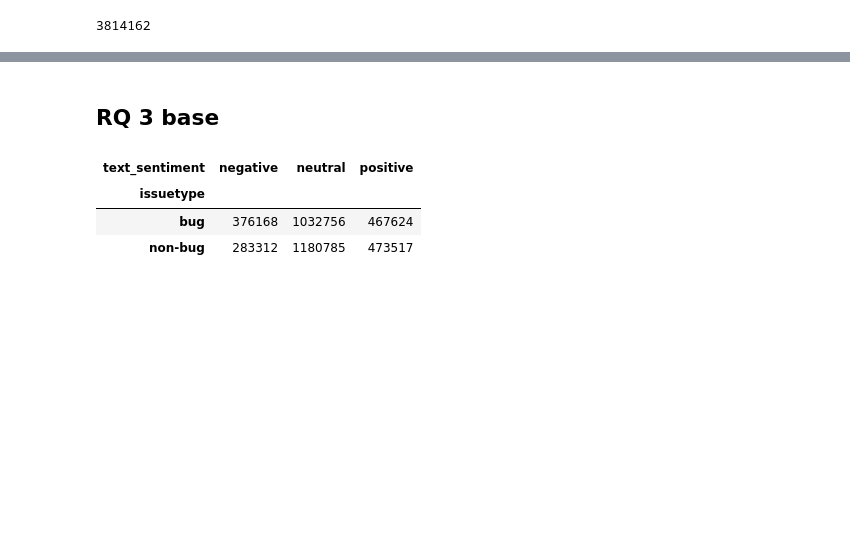
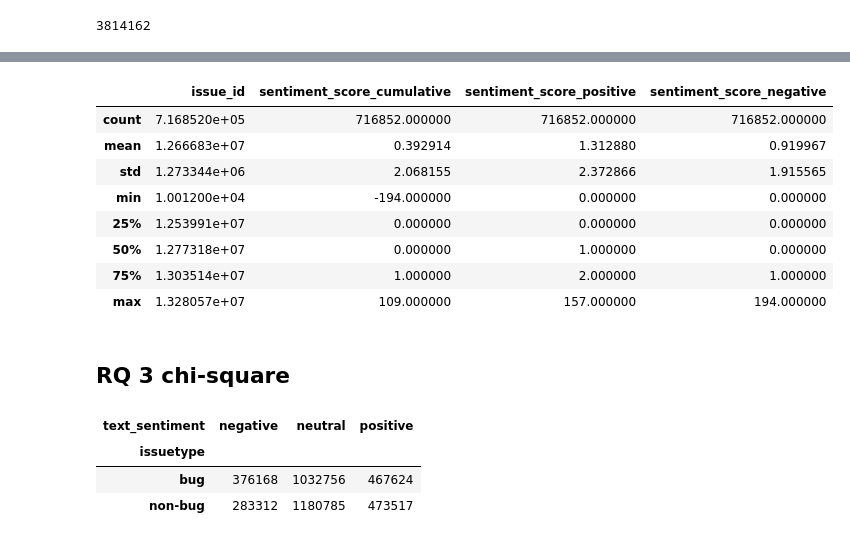
Before and after one commit to raianmr/seBERT, a Jupyter notebook: notebooks/RQs.ipynb, the cells around one changed output, grey strips where cells are left out. Saved outputs shown, nothing was run; the diff lists cells and outputs as text; code cells hidden in the pictures; blank space fills up the shorter version.

```diff
--- a/notebooks/RQs.ipynb
+++ b/notebooks/RQs.ipynb
@@ -58,5 +130,17 @@ rq34.sample(10)
+# %%
+rq34_issues.describe()
+# %% [output]
+|  | issue_id | sentiment_score_cumulative | sentiment_score_positive | sentiment_score_negative |
+| count | 7.168520e+05 | 716852.000000 | 716852.000000 | 716852.000000 |
+| mean | 1.266683e+07 | 0.392914 | 1.312880 | 0.919967 |
+| std | 1.273344e+06 | 2.068155 | 2.372866 | 1.915565 |
+| min | 1.001200e+04 | -194.000000 | 0.000000 | 0.000000 |
+| 25% | 1.253991e+07 | 0.000000 | 0.000000 | 0.000000 |
+| 50% | 1.277318e+07 | 0.000000 | 1.000000 | 0.000000 |
+| 75% | 1.303514e+07 | 1.000000 | 2.000000 | 1.000000 |
+| max | 1.328057e+07 | 109.000000 | 157.000000 | 194.000000 |
 # %% [markdown]
-## RQ 3 base
+## RQ 3 chi-square
 # %%
 rq3_contingency_table = pd.crosstab(rq34['issuetype'], rq34['text_sentiment'])
 rq3_contingency_table
```
Also changed, not shown: parts of 25 cells of this notebook, 1 other file.
